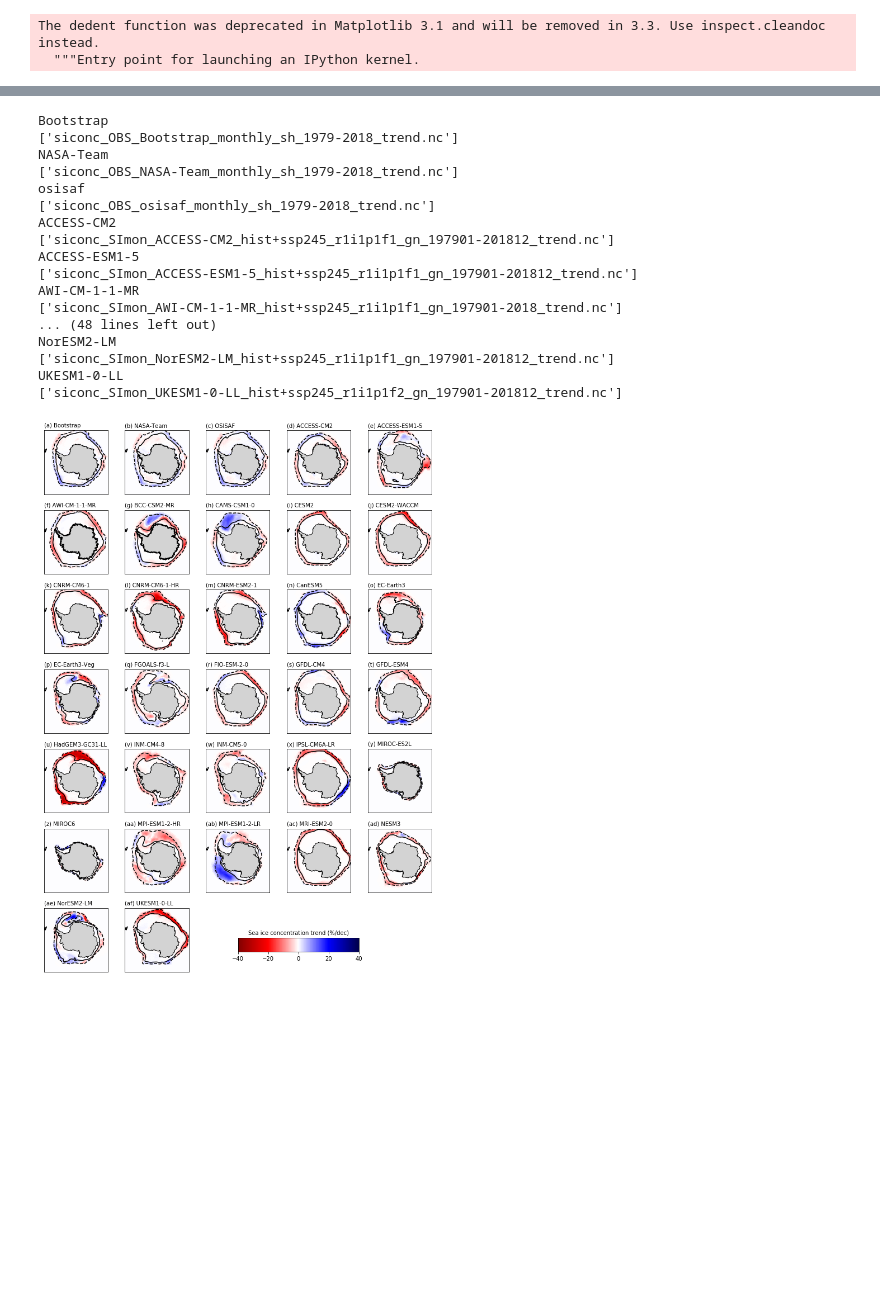
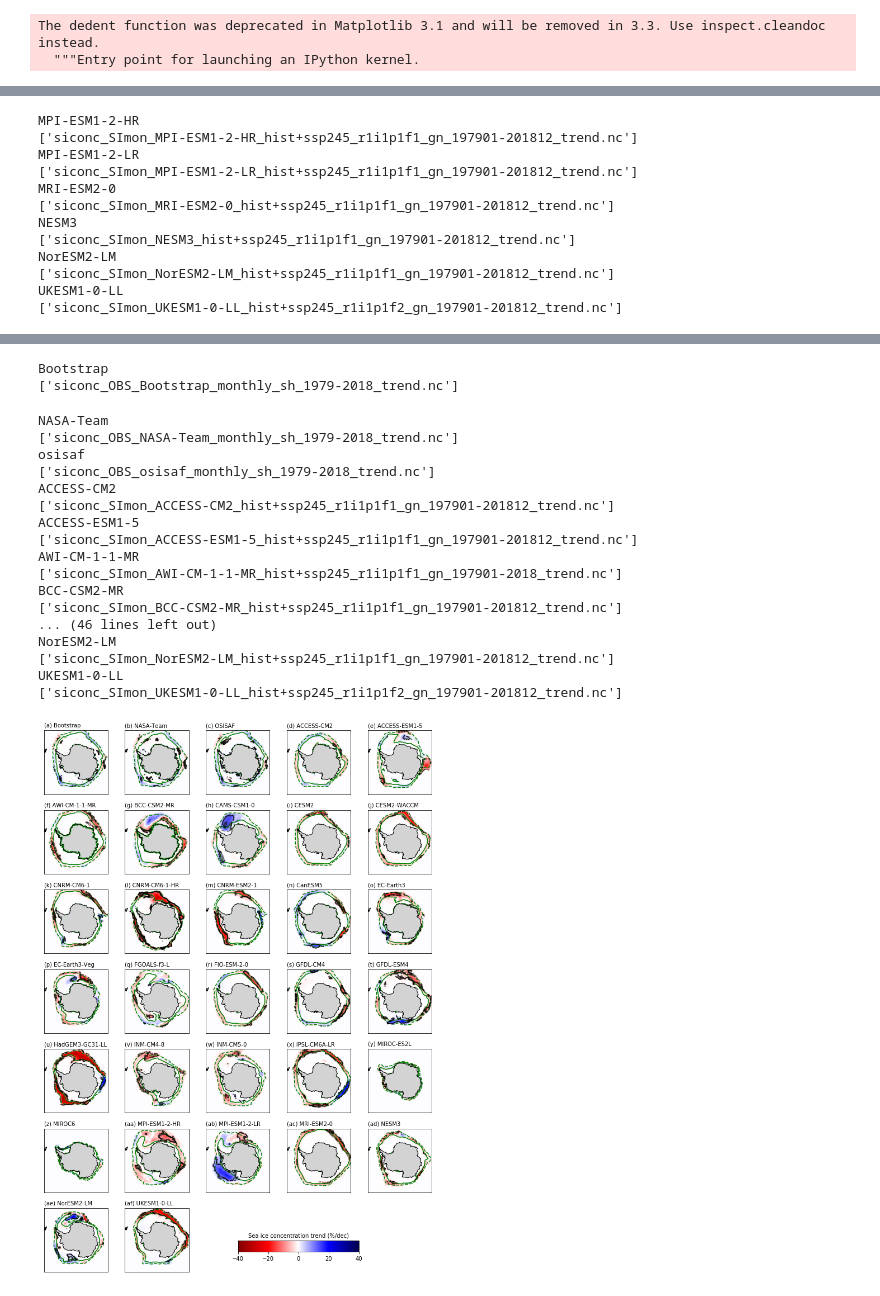
Before and after one commit to lettie-roach/analysis_antarctic-sia-in-cmip6, a Jupyter notebook: antsicmip6_suppfig7-8.ipynb, the cells around one changed output, grey strips where cells are left out. Drawn from its saved outputs; the diff is of its cells as text; code cells hidden in the pictures; blank space fills up the shorter version.

```diff
--- a/antsicmip6_suppfig7-8.ipynb
+++ b/antsicmip6_suppfig7-8.ipynb
@@ -133,12 +133,12 @@ for n,name in enumerate(names):
 h=1
 labels = names.copy()
 labels[2] = 'OSISAF'
-for ct,month in enumerate([1,8]):
+for ct,month in enumerate([1,8][:]):
     fig = plt.figure(figsize=(10,14))
     plt.rcParams.update({'font.size': 10})
 
 
-    for n,name in enumerate(names):
+    for n,name in enumerate(names[:]):
         print(name)
         myfile = [f for f in os.listdir(trenddir) if name+'_' in f]
         print(myfile)
@@ -161,34 +161,29 @@ for ct,month in enumerate([1,8]):
         mydata = ds.siconc_trend[ct,:,:]
         mydata = ma.masked_where(lat>0,mydata)
         mydata = ma.masked_invalid(mydata)
-        #print(np.max(mydata*10.),np.min(mydata*10.))
+
         CS2 = m.pcolor(x,y,10.*mydata,cmap = plt.cm.seismic_r,vmin=-40.,vmax=40.)       #4 to -4
 
-
-        #pdata = 100.*(1-ds.siconc_pval[ct,:,:].values)
-
-        #pdata = ma.masked_where(np.ma.abs(mydata)<0.2,pdata)
-        #pdata = ma.masked_where(pdata<95.,pdata)
-        #pdata = ma.masked_invalid(pdata)
-        #print(np.nanmax(pdata))
-        #CS0 = m.contour(x, y, pdata,  level=[95], colors=['orange'],linewidth=.5)
-        #CS0 = m.contourf(x, y, pdata,  hatch='//',cmap = plt.cm.Greys, alpha=0.5)
+        pdata = ds.siconc_pval[ct,:,:].values
+        pdata = ma.masked_where(np.ma.abs(mydata)<0.1,pdata)
+        pdata = ma.masked_where(pdata>.05,pdata)
 
         mydata = ds.siconc[ct,:,:].values
         mydata = ma.masked_where(lat>0,mydata)
         mydata = ma.masked_invalid(mydata)
-        CS1 = m.contour(x,y,mydata,levels=[15.,80.],linestyles=['--','-'],colors=['black','black'])
+        CS1 = m.contour(x,y,mydata,levels=[15.,80.],linestyles=['--','-'],colors=['green','green'])
 
+        CS0 = m.contour(x, y, pdata,  level=[0.05], colors=['black'],alpha=.5,linewidth=.2)
 
         m.drawcoastlines(color='black')
         m.fillcontinents(color='lightgrey')
 
 
-    cbar_ax = fig.add_axes([0.5, 0.05, 0.3, 0.025]) #[left, bottom, width, height]
+    cbar_ax = fig.add_axes([0.5, 0.05, 0.3, 0.02]) #[left, bottom, width, height]
     cbar = fig.colorbar(CS2, cax=cbar_ax,  orientation='horizontal')
     cbar.ax.set_title('Sea ice concentration trend (%/dec)',fontsize=10)
     plt.tight_layout()
-    fig.savefig('figS'+str((ct+7)),bbox_inches='tight',dpi=600)
+    fig.savefig('figS'+str((ct+7))+'_contoured.pdf',bbox_inches='tight',dpi=300)
     plt.show()
     plt.close()
 # %% [output]
@@ -211,0 +209,12 @@ UKESM1-0-LL
+MPI-ESM1-2-HR
+['siconc_SImon_MPI-ESM1-2-HR_hist+ssp245_r1i1p1f1_gn_197901-201812_trend.nc']
+MPI-ESM1-2-LR
+['siconc_SImon_MPI-ESM1-2-LR_hist+ssp245_r1i1p1f1_gn_197901-201812_trend.nc']
+MRI-ESM2-0
+['siconc_SImon_MRI-ESM2-0_hist+ssp245_r1i1p1f1_gn_197901-201812_trend.nc']
+NESM3
+['siconc_SImon_NESM3_hist+ssp245_r1i1p1f1_gn_197901-201812_trend.nc']
+NorESM2-LM
+['siconc_SImon_NorESM2-LM_hist+ssp245_r1i1p1f1_gn_197901-201812_trend.nc']
+UKESM1-0-LL
+['siconc_SImon_UKESM1-0-LL_hist+ssp245_r1i1p1f2_gn_197901-201812_trend.nc']
@@ -213,18 +222,20 @@ UKESM1-0-LL
-Bootstrap
-['siconc_OBS_Bootstrap_monthly_sh_1979-2018_trend.nc']
-NASA-Team
-['siconc_OBS_NASA-Team_monthly_sh_1979-2018_trend.nc']
-osisaf
-['siconc_OBS_osisaf_monthly_sh_1979-2018_trend.nc']
-ACCESS-CM2
-['siconc_SImon_ACCESS-CM2_hist+ssp245_r1i1p1f1_gn_197901-201812_trend.nc']
-ACCESS-ESM1-5
-['siconc_SImon_ACCESS-ESM1-5_hist+ssp245_r1i1p1f1_gn_197901-201812_trend.nc']
-AWI-CM-1-1-MR
-['siconc_SImon_AWI-CM-1-1-MR_hist+ssp245_r1i1p1f1_gn_197901-2018_trend.nc']
-... (48 lines left out)
-NorESM2-LM
-['siconc_SImon_NorESM2-LM_hist+ssp245_r1i1p1f1_gn_197901-201812_trend.nc']
-UKESM1-0-LL
-['siconc_SImon_UKESM1-0-LL_hist+ssp245_r1i1p1f2_gn_197901-201812_trend.nc']
+Bootstrap
+['siconc_OBS_Bootstrap_monthly_sh_1979-2018_trend.nc']
+NASA-Team
+['siconc_OBS_NASA-Team_monthly_sh_1979-2018_trend.nc']
+osisaf
+['siconc_OBS_osisaf_monthly_sh_1979-2018_trend.nc']
+ACCESS-CM2
+['siconc_SImon_ACCESS-CM2_hist+ssp245_r1i1p1f1_gn_197901-201812_trend.nc']
+ACCESS-ESM1-5
+['siconc_SImon_ACCESS-ESM1-5_hist+ssp245_r1i1p1f1_gn_197901-201812_trend.nc']
+AWI-CM-1-1-MR
+['siconc_SImon_AWI-CM-1-1-MR_hist+ssp245_r1i1p1f1_gn_197901-2018_trend.nc']
+BCC-CSM2-MR
+['siconc_SImon_BCC-CSM2-MR_hist+ssp245_r1i1p1f1_gn_197901-201812_trend.nc']
+... (46 lines left out)
+NorESM2-LM
+['siconc_SImon_NorESM2-LM_hist+ssp245_r1i1p1f1_gn_197901-201812_trend.nc']
+UKESM1-0-LL
+['siconc_SImon_UKESM1-0-LL_hist+ssp245_r1i1p1f2_gn_197901-201812_trend.nc']
-[figure, old version]
+[figure, new version]
```
Also changed, not shown: parts of 2 cells of this notebook, 8 other files.
